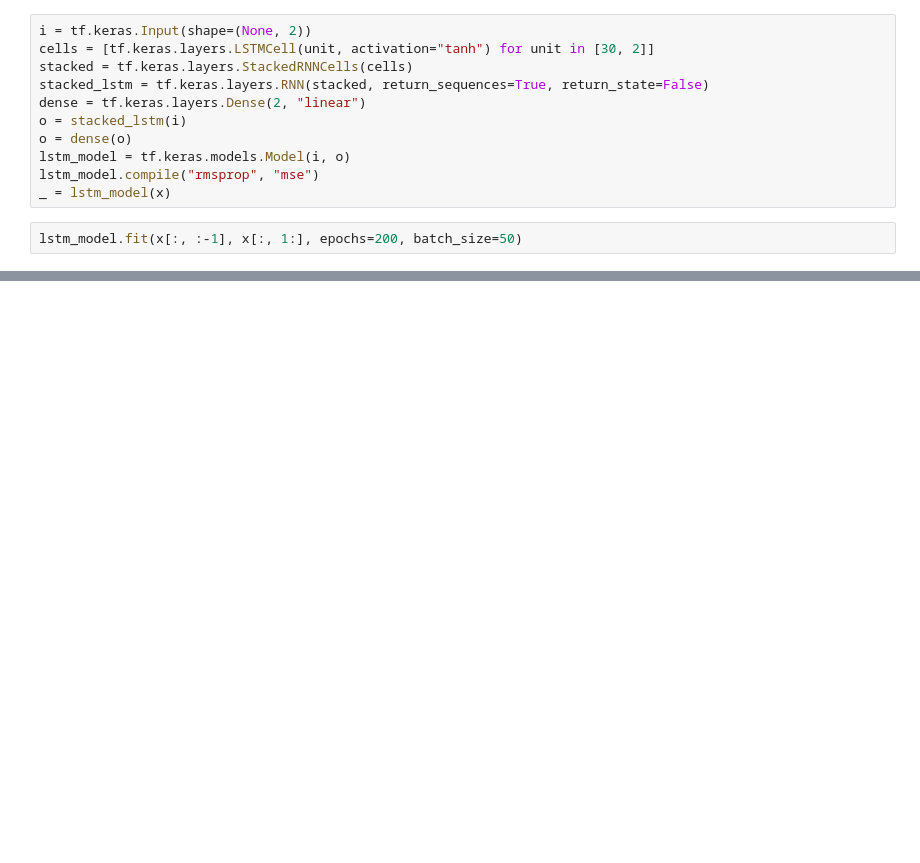
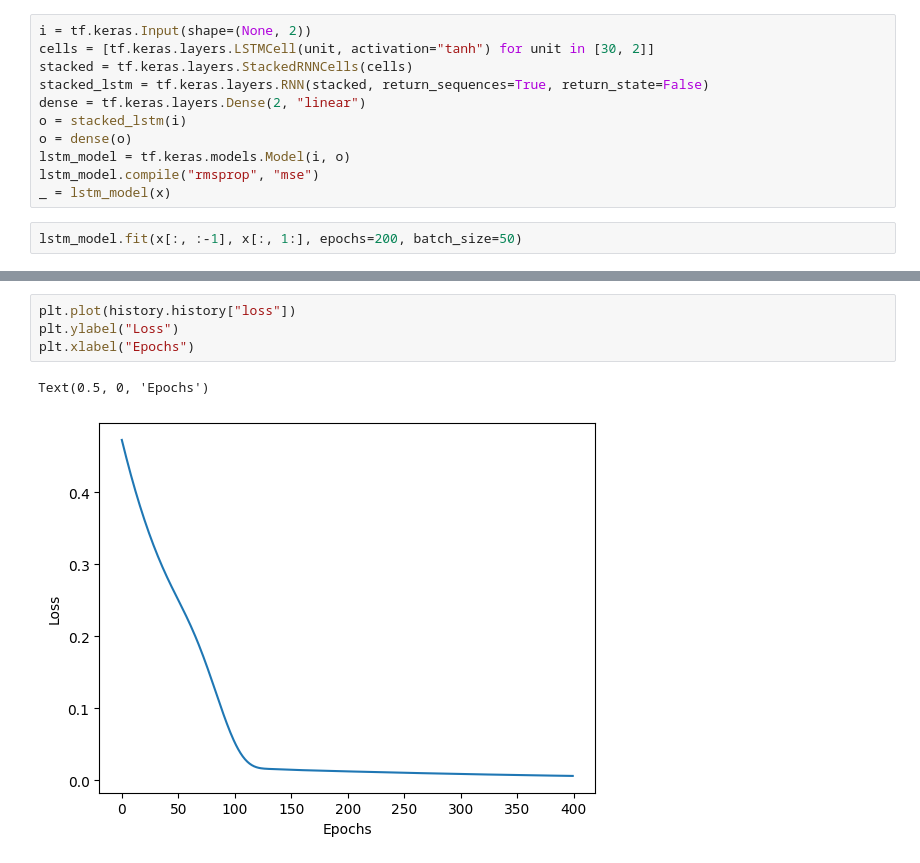
Before and after one commit to claCase/Attention-as-RNN, a Jupyter notebook: test.ipynb, the cells around one changed output, grey strips where cells are left out. Drawn from its saved outputs; the diff is of its cells as text; blank space fills up the shorter version.

```diff
--- a/test.ipynb
+++ b/test.ipynb
@@ -55,0 +120,7 @@ plt.plot(x[15,:, 0])#, x[15,:, 1])
+# %%
+plt.plot(history.history["loss"])
+plt.ylabel("Loss")
+plt.xlabel("Epochs")
+# %% [output]
+Text(0.5, 0, 'Epochs')
+[figure, added]
```
Also changed, not shown: parts of 12 cells of this notebook.
